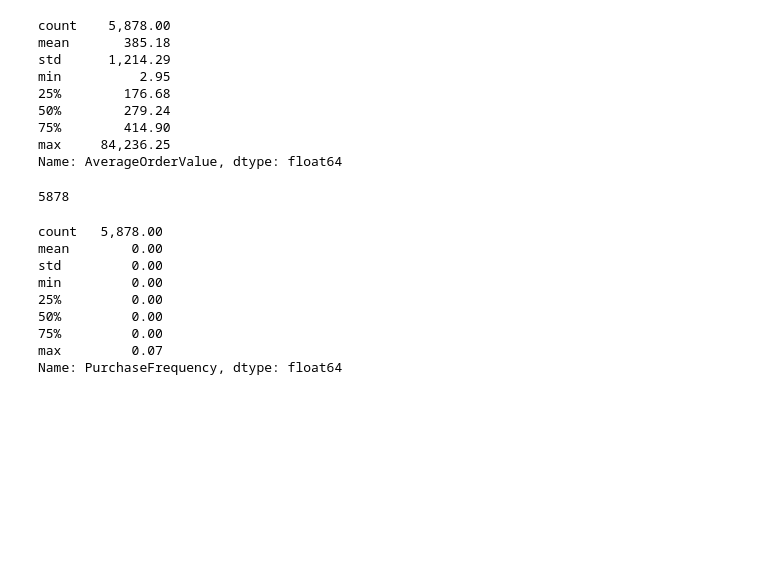
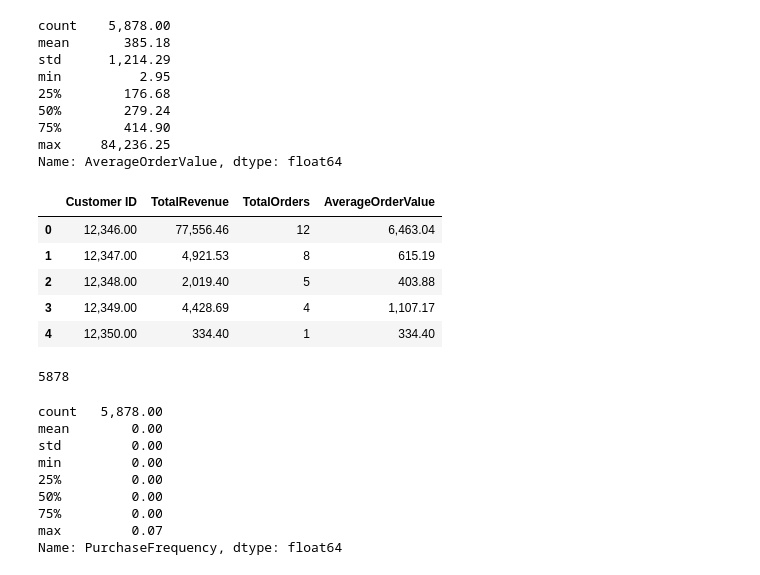
Before and after one commit to Tamoze/SaaS-ECommerce-Cohort-Retention-CLTV-Analysis, a Jupyter notebook: notebooks/03_cltv_analysis.ipynb, the cells around one changed output. Saved outputs shown, nothing was run; the diff lists cells and outputs as text; code cells hidden in the pictures; blank space fills up the shorter version.

Commit message:
Calculate customer value metrics and historical CLTV

```diff
--- a/notebooks/03_cltv_analysis.ipynb
+++ b/notebooks/03_cltv_analysis.ipynb
@@ -213,6 +236,22 @@ min          2.95
 75%        414.90
 max     84,236.25
 Name: AverageOrderValue, dtype: float64
+# %%
+customer_summary[
+    [
+        "Customer ID",
+        "TotalRevenue",
+        "TotalOrders",
+        "AverageOrderValue"
+    ]
+].head()
+# %% [output]
+|  | Customer ID | TotalRevenue | TotalOrders | AverageOrderValue |
+| 0 | 12,346.00 | 77,556.46 | 12 | 6,463.04 |
+| 1 | 12,347.00 | 4,921.53 | 8 | 615.19 |
+| 2 | 12,348.00 | 2,019.40 | 5 | 403.88 |
+| 3 | 12,349.00 | 4,428.69 | 4 | 1,107.17 |
+| 4 | 12,350.00 | 334.40 | 1 | 334.40 |
 # %%
 total_customers = customer_summary.shape[0]
 
```
Also changed, not shown: parts of 4 cells of this notebook.
